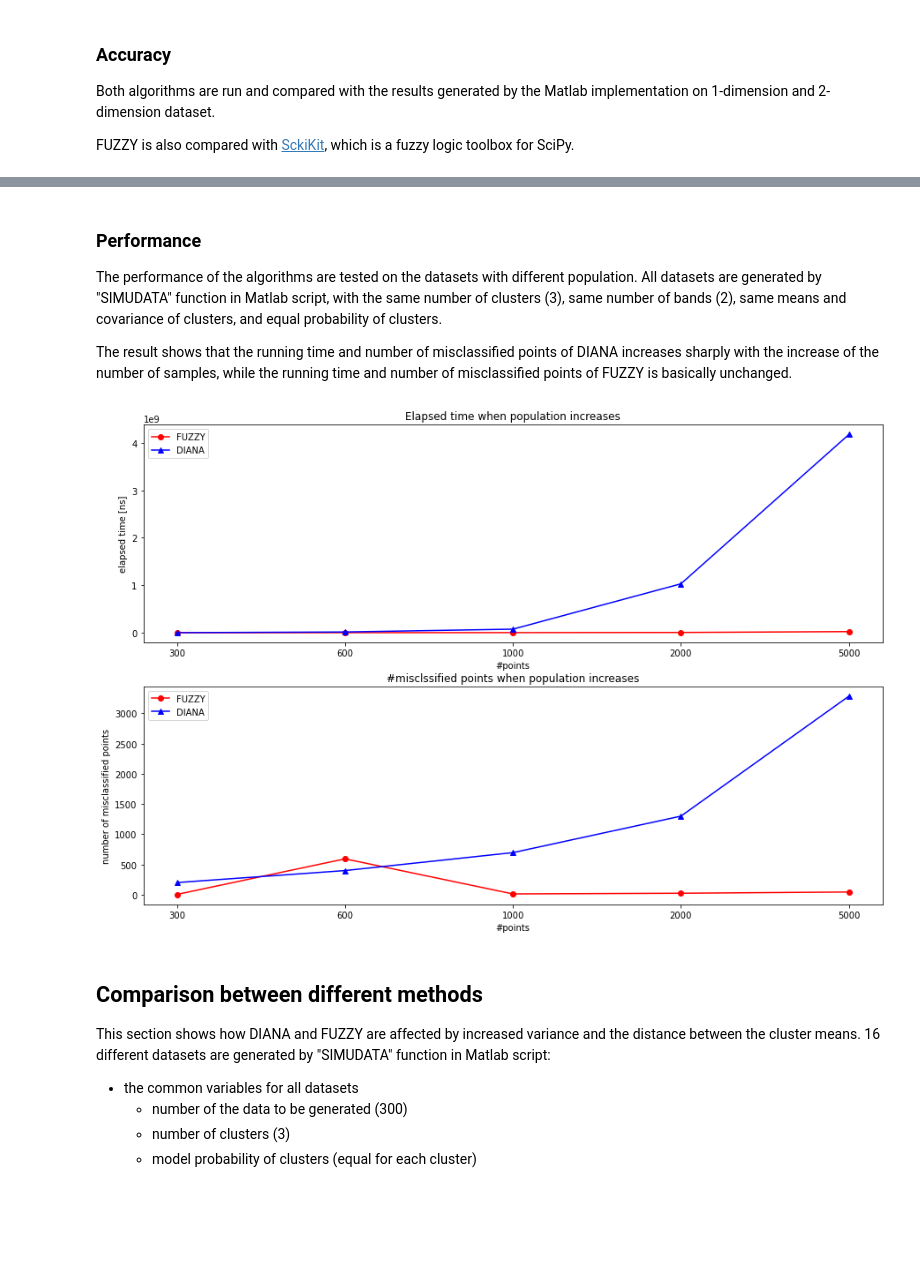
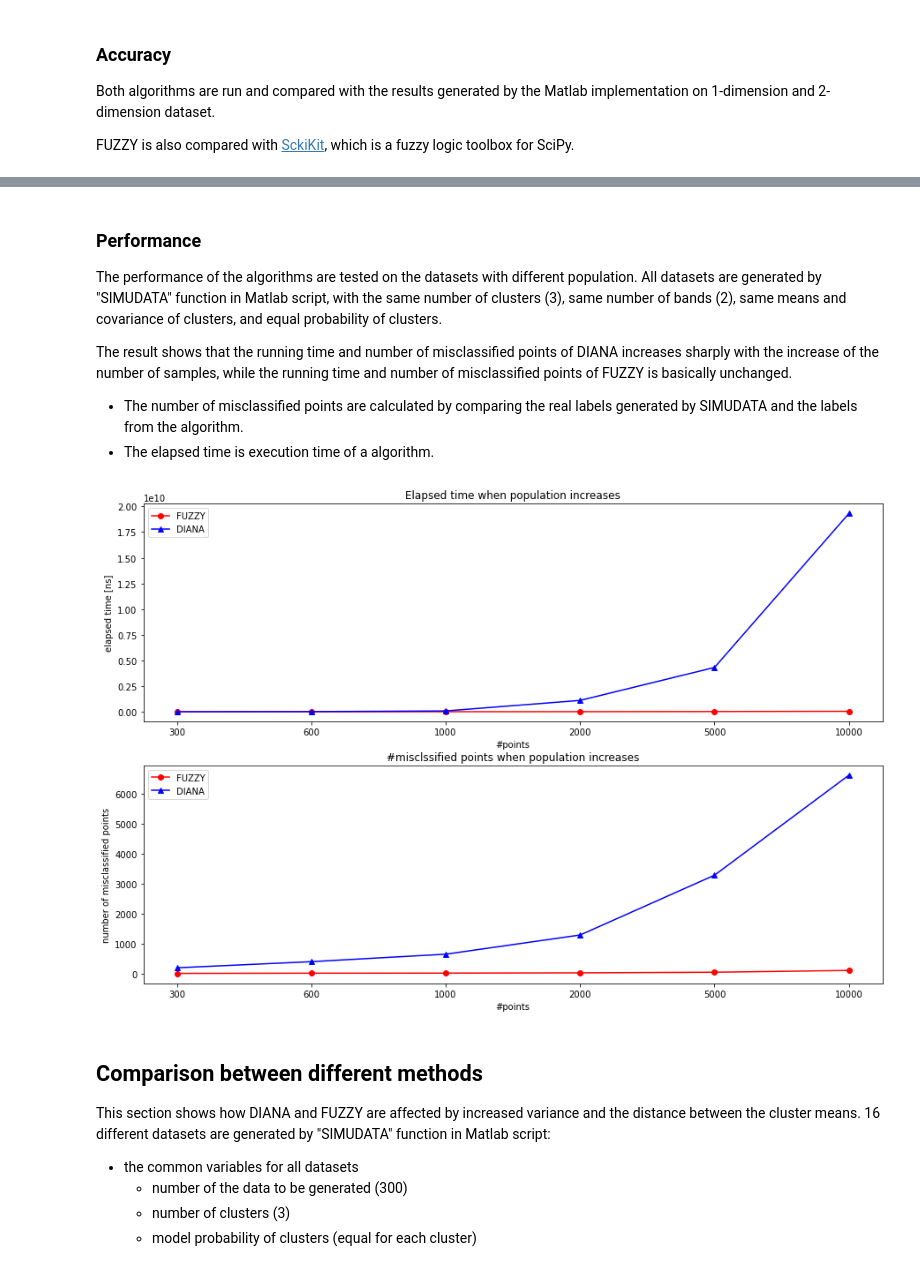
Before and after one commit to ictar/EO-Classification-Plugin, a Jupyter notebook: presentation.ipynb, the cells around one changed output, grey strips where cells are left out. Saved outputs shown, nothing was run; the diff lists cells and outputs as text; code cells hidden in the pictures; blank space fills up the shorter version.

```diff
--- a/presentation.ipynb
+++ b/presentation.ipynb
@@ -105,6 +107,8 @@ compare.compare_fuzzy_skfuzzy()
 The performance of the algorithms are tested on the datasets with different population. All datasets are generated by "SIMUDATA" function in Matlab script, with the same number of clusters (3), same number of bands (2), same means and covariance of clusters, and equal probability of clusters.
 
 The result shows that the running time and number of misclassified points of DIANA increases sharply with the increase of the number of samples, while the running time and number of misclassified points of FUZZY is basically unchanged.
+* The number of misclassified points are calculated by comparing the real labels generated by SIMUDATA and the labels from the algorithm.
+* The elapsed time is execution time of a algorithm.
 # %%
 # show result (test_classification/performance.json)
 import json
@@ -113,38 +117,38 @@ with open(r"test_classification/performance.json") as f:
 
 et = {'fuzzy': [], 'diana': []}
 mn = {'fuzzy': [], 'diana': []}
-tots = [300, 600, 1000, 2000, 5000]#, 10000, 20000, 50000, 100000]
+tots = [300, 600, 1000, 2000, 5000, 10000]#, 20000, 50000, 100000]
 xticks = []
 for tot in tots:
     key = "data_{}.mat".format(tot)
     if key not in perjs: break
     et['fuzzy'].append(perjs[key]['fuzzy']["elapse_time"])
     et['diana'].append(perjs[key]['diana']["elapse_time"])
     mn['fuzzy'].append(perjs[key]['fuzzy']["misclassified_number"])
     mn['diana'].append(perjs[key]['diana']["misclassified_number"])
     xticks.append(tot)
 
 #plot
 fig, ax = plt.subplots(2,1, figsize = (15,10))
 X = range(len(xticks))
 ax[0].plot(X, et['fuzzy'], 'ro-', label="FUZZY")
 ax[1].plot(X, mn['fuzzy'], 'ro-', label="FUZZY")
 ax[0].plot(X, et['diana'], 'b^-', label="DIANA")
 ax[1].plot(X, mn['diana'], 'b^-', label="DIANA")
 ax[0].legend()
 ax[1].legend()
 ax[0].set_title("Elapsed time when population increases")
 ax[1].set_title("#misclssified points when population increases")
 ax[0].set_xlabel("#points")
 ax[1].set_xlabel("#points")
 ax[0].set_ylabel("elapsed time [ns]")
 ax[1].set_ylabel("number of misclassified points")
 ax[0].set_xticks(X)
 ax[0].set_xticklabels(xticks)
 ax[1].set_xticks(X)
 _ = ax[1].set_xticklabels(xticks)
 # %% [output]
-[figure, old version]
+[figure, new version]
 # %% [markdown]
 ## Comparison between different methods
 This section shows how DIANA and FUZZY are affected by increased variance and the distance between the cluster means. 16 different datasets are generated by "SIMUDATA" function in Matlab script:
```
Also changed, not shown: parts of 17 cells of this notebook, 24 other files.
